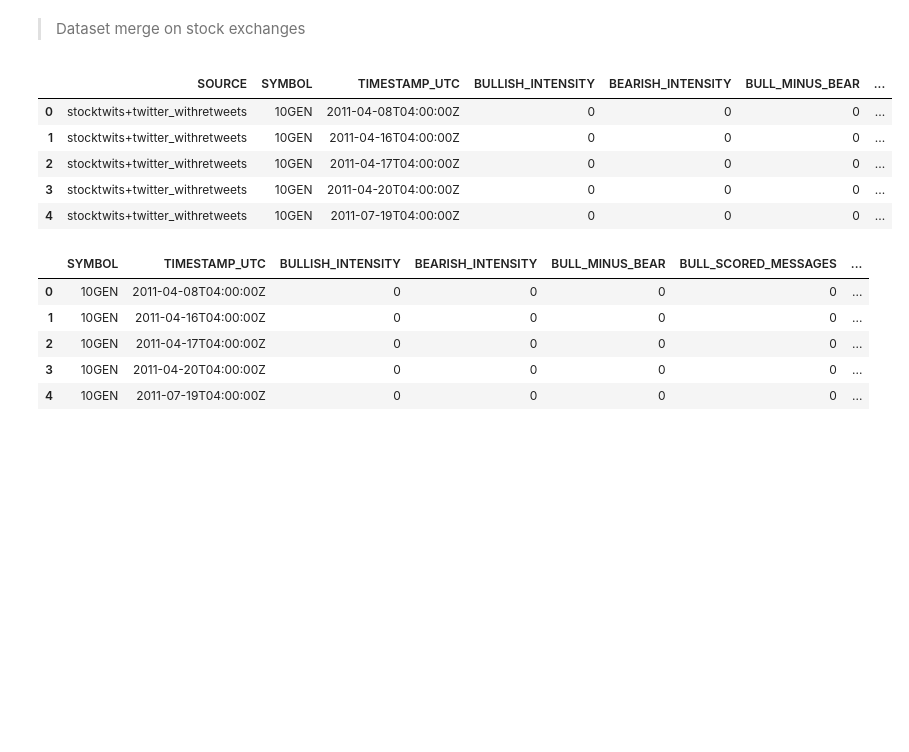
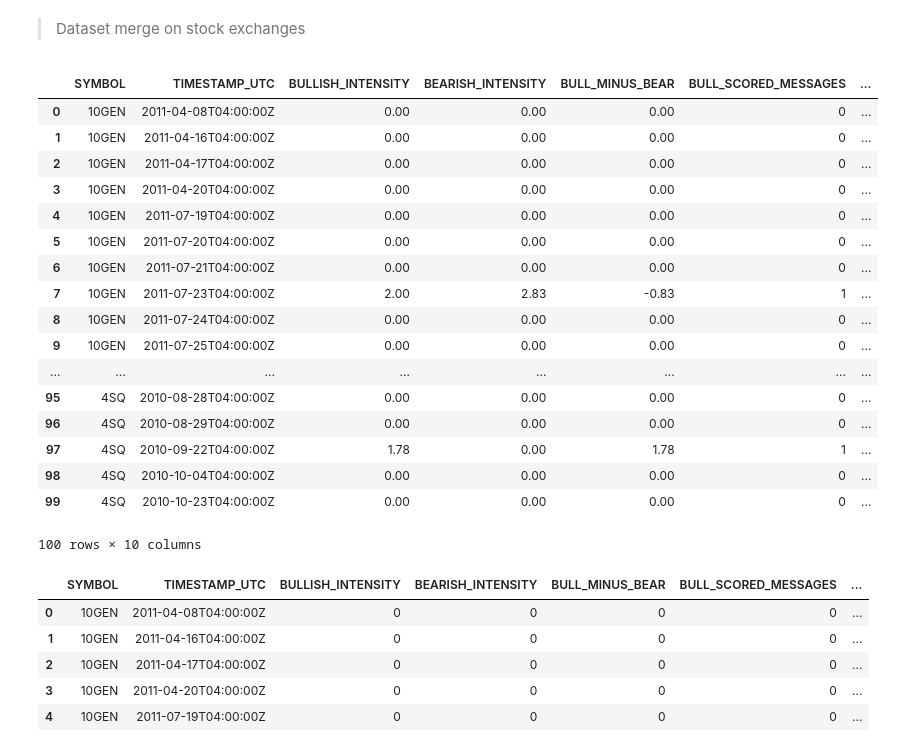
Before and after one commit to densekernel/sentisignal, a Jupyter notebook: stockTwDaily.ipynb, the cells around one changed output. Saved outputs shown, nothing was run; the diff lists cells and outputs as text; code cells hidden in the pictures; blank space fills up the shorter version.

```diff
--- a/stockTwDaily.ipynb
+++ b/stockTwDaily.ipynb
@@ -133,15 +147,27 @@ P.show()
 > Dataset merge on stock exchanges
 # %%
 # merge dataset left join
-dailyStockSymb = merge(dailyData,symbStocks,left_on='SYMBOL',right_on = ' SYMBOL',how = "left")
-dailyStockSymb.head()
+# dailyStockSymb = merge(dailyData,symbStocks,left_on='SYMBOL',right_on = ' SYMBOL',how = "left")
+dailyStockSymb.head(100)
 # %% [output]
-|  | SOURCE | SYMBOL | TIMESTAMP_UTC | BULLISH_INTENSITY | BEARISH_INTENSITY | BULL_MINUS_BEAR | ... |
-| 0 | stocktwits+twitter_withretweets | 10GEN | 2011-04-08T04:00:00Z | 0 | 0 | 0 | ... |
-| 1 | stocktwits+twitter_withretweets | 10GEN | 2011-04-16T04:00:00Z | 0 | 0 | 0 | ... |
-| 2 | stocktwits+twitter_withretweets | 10GEN | 2011-04-17T04:00:00Z | 0 | 0 | 0 | ... |
-| 3 | stocktwits+twitter_withretweets | 10GEN | 2011-04-20T04:00:00Z | 0 | 0 | 0 | ... |
-| 4 | stocktwits+twitter_withretweets | 10GEN | 2011-07-19T04:00:00Z | 0 | 0 | 0 | ... |
+|  | SYMBOL | TIMESTAMP_UTC | BULLISH_INTENSITY | BEARISH_INTENSITY | BULL_MINUS_BEAR | BULL_SCORED_MESSAGES | ... |
+| 0 | 10GEN | 2011-04-08T04:00:00Z | 0.00 | 0.00 | 0.00 | 0 | ... |
+| 1 | 10GEN | 2011-04-16T04:00:00Z | 0.00 | 0.00 | 0.00 | 0 | ... |
+| 2 | 10GEN | 2011-04-17T04:00:00Z | 0.00 | 0.00 | 0.00 | 0 | ... |
+| 3 | 10GEN | 2011-04-20T04:00:00Z | 0.00 | 0.00 | 0.00 | 0 | ... |
+| 4 | 10GEN | 2011-07-19T04:00:00Z | 0.00 | 0.00 | 0.00 | 0 | ... |
+| 5 | 10GEN | 2011-07-20T04:00:00Z | 0.00 | 0.00 | 0.00 | 0 | ... |
+| 6 | 10GEN | 2011-07-21T04:00:00Z | 0.00 | 0.00 | 0.00 | 0 | ... |
+| 7 | 10GEN | 2011-07-23T04:00:00Z | 2.00 | 2.83 | -0.83 | 1 | ... |
+| 8 | 10GEN | 2011-07-24T04:00:00Z | 0.00 | 0.00 | 0.00 | 0 | ... |
+| 9 | 10GEN | 2011-07-25T04:00:00Z | 0.00 | 0.00 | 0.00 | 0 | ... |
+| ... | ... | ... | ... | ... | ... | ... | ... |
+| 95 | 4SQ | 2010-08-28T04:00:00Z | 0.00 | 0.00 | 0.00 | 0 | ... |
+| 96 | 4SQ | 2010-08-29T04:00:00Z | 0.00 | 0.00 | 0.00 | 0 | ... |
+| 97 | 4SQ | 2010-09-22T04:00:00Z | 1.78 | 0.00 | 1.78 | 1 | ... |
+| 98 | 4SQ | 2010-10-04T04:00:00Z | 0.00 | 0.00 | 0.00 | 0 | ... |
+| 99 | 4SQ | 2010-10-23T04:00:00Z | 0.00 | 0.00 | 0.00 | 0 | ... |
+100 rows × 10 columns
 # %%
 # remove useless columns
 dailyStockSymb = dailyStockSymb.ix[:,1:11]
```
Also changed, not shown: parts of 24 cells of this notebook, 3 other files.
